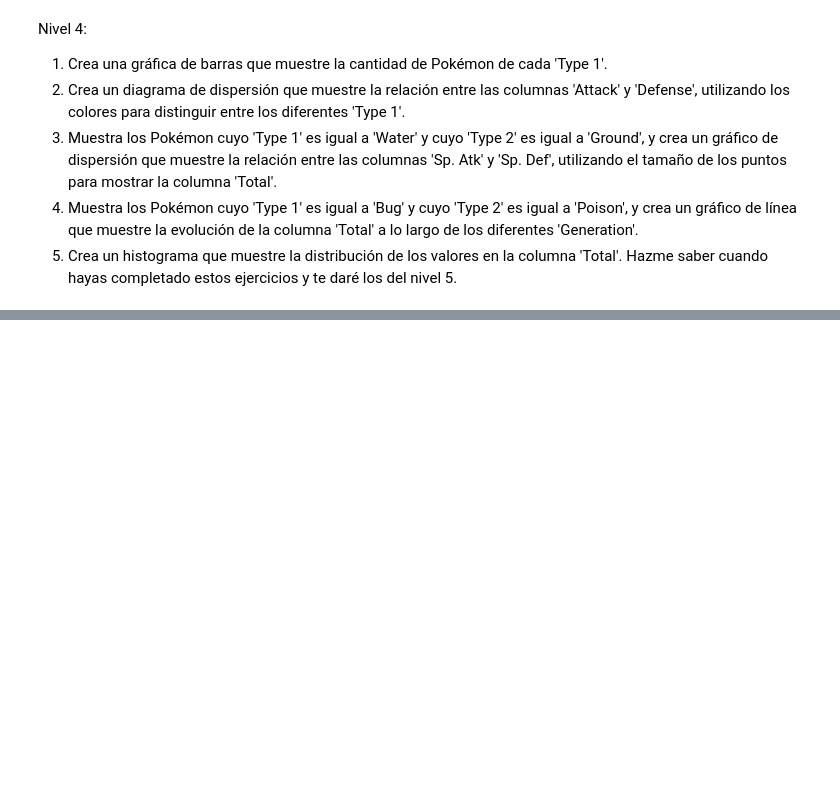
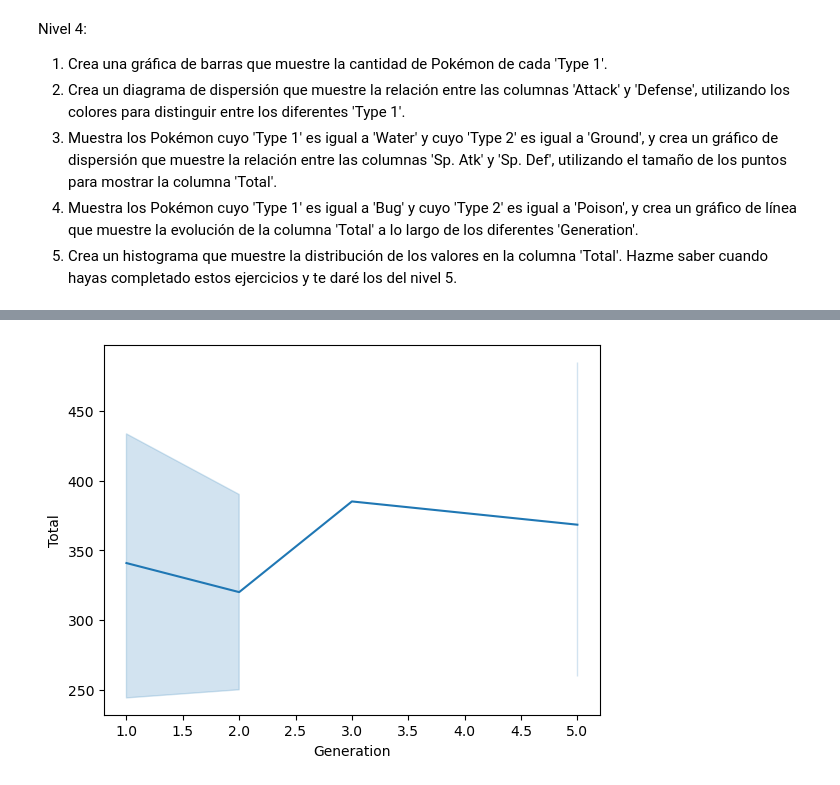
Before and after one commit to Daniboycg/Pokemon_Test_with_GPT, a Jupyter notebook: Test_GPT.ipynb, the cells around one changed output, grey strips where cells are left out. Saved outputs shown, nothing was run; the diff lists cells and outputs as text; code cells hidden in the pictures; blank space fills up the shorter version.

```diff
--- a/Test_GPT.ipynb
+++ b/Test_GPT.ipynb
@@ -186,0 +259,2 @@ Hazme saber cuando hayas completado estos ejercicios y te daré los del nivel 5.
+# %%
+bug_poison = pokemon.loc[(pokemon['Type 1'] == 'Bug') & (pokemon['Type 2'] == 'Poison')]
@@ -186,0 +265,5 @@ Hazme saber cuando hayas completado estos ejercicios y te daré los del nivel 5.
+# %%
+sns.lineplot(x='Generation', y='Total', data=bug_poison)
+plt.show()
+# %% [output]
+[figure, added]
```
Also changed, not shown: parts of 13 cells of this notebook, 2 other files.
